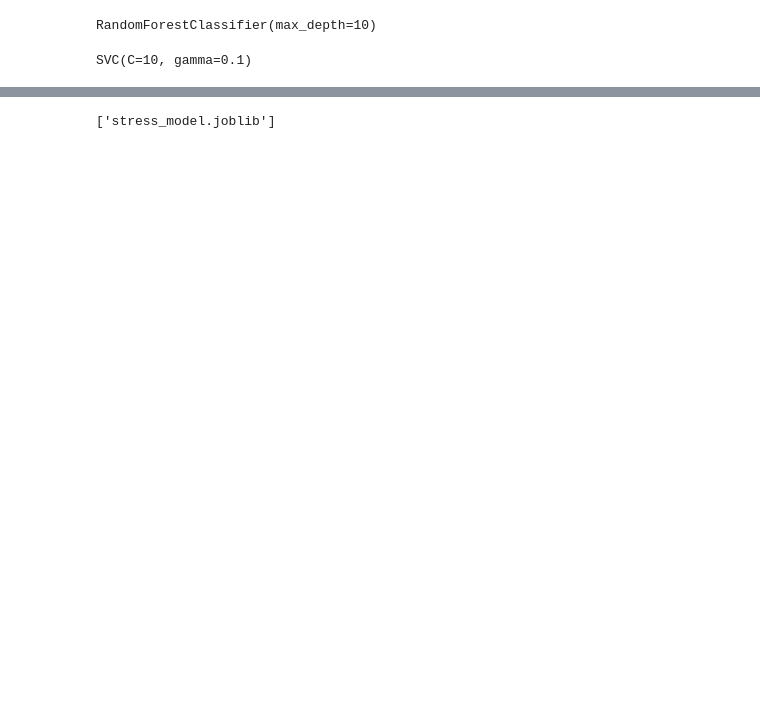
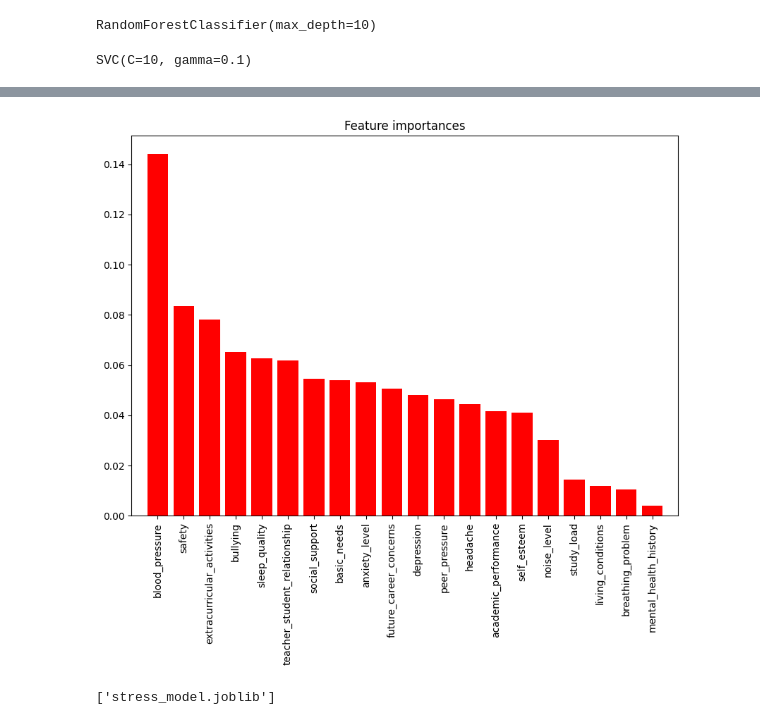
Before and after one commit to Chhabii/mentalhealthmatter-backend, a Jupyter notebook: stresslevel.ipynb, the cells around one changed output, grey strips where cells are left out. Cells and saved outputs as stored; diff of their text form; code cells hidden in the pictures; blank space fills up the shorter version.

```diff
--- a/stresslevel.ipynb
+++ b/stresslevel.ipynb
@@ -50,7 +51,7 @@ X_train, X_test, y_train, y_test = train_test_split(X, y, test_size=0.2, random_
 # %%
 scaler = StandardScaler()
-X_train = scaler.fit_transform(X_train)
-X_test = scaler.transform(X_test)
+X_train_scaled = scaler.fit_transform(X_train)
+X_test_scaled = scaler.transform(X_test)
 # %%
 # Random Forest hyperparameter tuning
 param_grid_rf = {
@@ -73,7 +74,7 @@ param_grid_svm = {
 }
 
 grid_svm = GridSearchCV(estimator=SVC(random_state=42), param_grid=param_grid_svm, cv=5)
-grid_svm.fit(X_train, y_train)
+grid_svm.fit(X_train_scaled, y_train)
 
 print("Best parameters for SVM:", grid_svm.best_params_)
 # %% [output]
@@ -132,3 +142,15 @@ plt.show()
+# %%
+importances = rf.feature_importances_
+indices = np.argsort(importances)[::-1]
+
+plt.figure(figsize=(10,7))
+plt.title("Feature importances")
+plt.bar(range(X.shape[1]), importances[indices], color="r", align="center")
+plt.xticks(range(X.shape[1]), X.columns[indices], rotation=90)
+plt.xlim([-1, X.shape[1]])
+plt.show()
+# %% [output]
+[figure, added]
 # %%
 import joblib
 joblib.dump(rf, 'stress_model.joblib')
```
Also changed, not shown: parts of 10 cells of this notebook.
